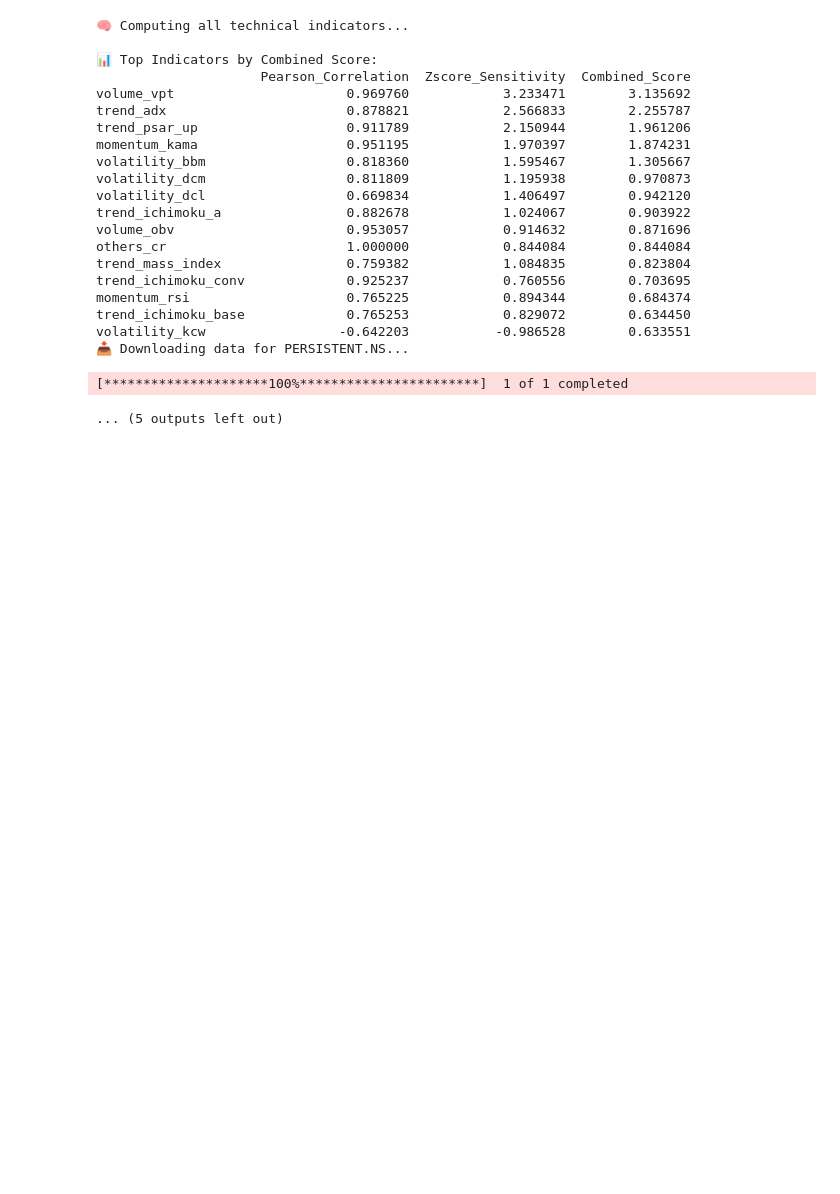
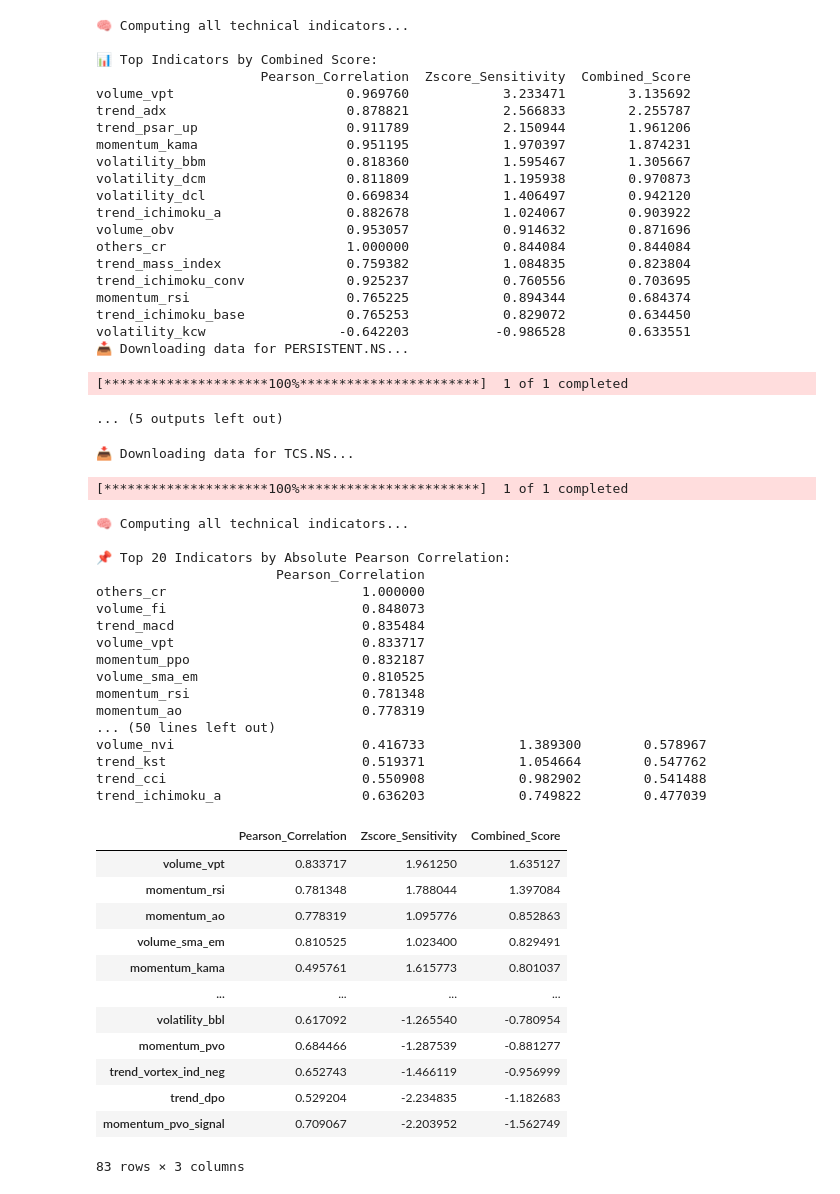
Before and after one commit to Vaibhav-03/Stock-martet_AI, a Jupyter notebook: sixty_day.ipynb, the cells around one changed output. Drawn from its saved outputs; the diff is of its cells as text; code cells hidden in the pictures; blank space fills up the shorter version.

Commit message:
Add Data

```diff
--- a/sixty_day.ipynb
+++ b/sixty_day.ipynb
@@ -669,0 +789,35 @@ volatility_kcw                 -0.642203           -0.986528        0.633551
+# %%
+combined_correlation_sensitivity_analysis("TCS.NS", period=1)
+# %% [output]
+📥 Downloading data for TCS.NS...
+[*********************100%***********************]  1 of 1 completed
+🧠 Computing all technical indicators...
+
+📌 Top 20 Indicators by Absolute Pearson Correlation:
+                       Pearson_Correlation
+others_cr                         1.000000
+volume_fi                         0.848073
+trend_macd                        0.835484
+volume_vpt                        0.833717
+momentum_ppo                      0.832187
+volume_sma_em                     0.810525
+momentum_rsi                      0.781348
+momentum_ao                       0.778319
+... (50 lines left out)
+volume_nvi                        0.416733            1.389300        0.578967
+trend_kst                         0.519371            1.054664        0.547762
+trend_cci                         0.550908            0.982902        0.541488
+trend_ichimoku_a                  0.636203            0.749822        0.477039
+|  | Pearson_Correlation | Zscore_Sensitivity | Combined_Score |
+| volume_vpt | 0.833717 | 1.961250 | 1.635127 |
+| momentum_rsi | 0.781348 | 1.788044 | 1.397084 |
+| momentum_ao | 0.778319 | 1.095776 | 0.852863 |
+| volume_sma_em | 0.810525 | 1.023400 | 0.829491 |
+| momentum_kama | 0.495761 | 1.615773 | 0.801037 |
+| ... | ... | ... | ... |
+| volatility_bbl | 0.617092 | -1.265540 | -0.780954 |
+| momentum_pvo | 0.684466 | -1.287539 | -0.881277 |
+| trend_vortex_ind_neg | 0.652743 | -1.466119 | -0.956999 |
+| trend_dpo | 0.529204 | -2.234835 | -1.182683 |
+| momentum_pvo_signal | 0.709067 | -2.203952 | -1.562749 |
+83 rows × 3 columns
```
Also changed, not shown: parts of 2 cells of this notebook, 7 other files.
